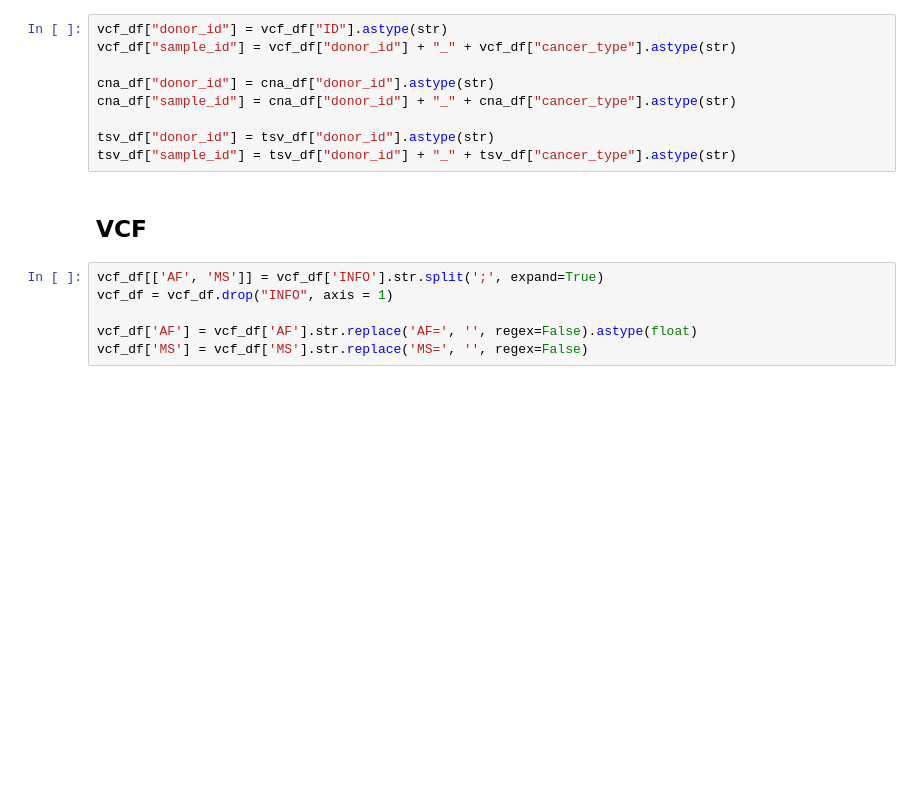
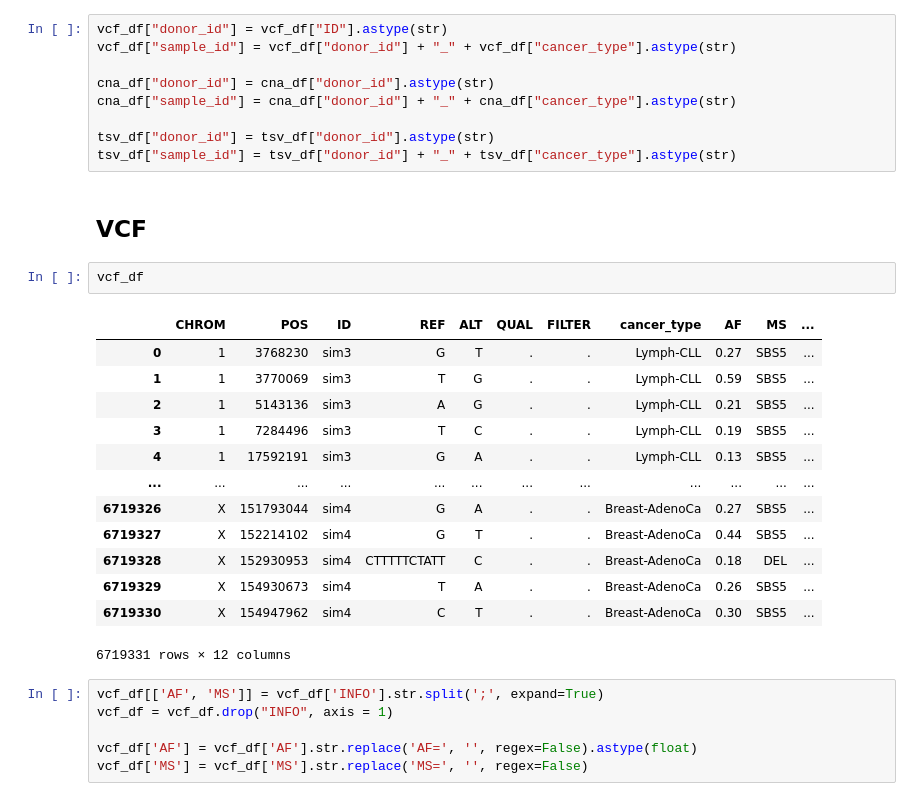
Before and after one commit to laurenmyersxd/Explainable_AI_Genomics_Study, a Jupyter notebook: feature_engineering.ipynb, the cells around one changed output. Drawn from its saved outputs; the diff is of its cells as text; blank space fills up the shorter version.

```diff
--- a/feature_engineering.ipynb
+++ b/feature_engineering.ipynb
@@ -22,6 +16,22 @@ tsv_df["donor_id"] = tsv_df["donor_id"].astype(str)
 tsv_df["sample_id"] = tsv_df["donor_id"] + "_" + tsv_df["cancer_type"].astype(str)
 # %% [markdown]
 ## VCF
+# %%
+vcf_df
+# %% [output]
+|  | CHROM | POS | ID | REF | ALT | QUAL | FILTER | cancer_type | AF | MS | ... |
+| 0 | 1 | 3768230 | sim3 | G | T | . | . | Lymph-CLL | 0.27 | SBS5 | ... |
+| 1 | 1 | 3770069 | sim3 | T | G | . | . | Lymph-CLL | 0.59 | SBS5 | ... |
+| 2 | 1 | 5143136 | sim3 | A | G | . | . | Lymph-CLL | 0.21 | SBS5 | ... |
+| 3 | 1 | 7284496 | sim3 | T | C | . | . | Lymph-CLL | 0.19 | SBS5 | ... |
+| 4 | 1 | 17592191 | sim3 | G | A | . | . | Lymph-CLL | 0.13 | SBS5 | ... |
+| ... | ... | ... | ... | ... | ... | ... | ... | ... | ... | ... | ... |
+| 6719326 | X | 151793044 | sim4 | G | A | . | . | Breast-AdenoCa | 0.27 | SBS5 | ... |
+| 6719327 | X | 152214102 | sim4 | G | T | . | . | Breast-AdenoCa | 0.44 | SBS5 | ... |
+| 6719328 | X | 152930953 | sim4 | CTTTTTCTATT | C | . | . | Breast-AdenoCa | 0.18 | DEL | ... |
+| 6719329 | X | 154930673 | sim4 | T | A | . | . | Breast-AdenoCa | 0.26 | SBS5 | ... |
+| 6719330 | X | 154947962 | sim4 | C | T | . | . | Breast-AdenoCa | 0.30 | SBS5 | ... |
+6719331 rows × 12 columns
 # %%
 vcf_df[['AF', 'MS']] = vcf_df['INFO'].str.split(';', expand=True)
 vcf_df = vcf_df.drop("INFO", axis = 1)
```
Also changed, not shown: parts of 5 cells of this notebook, 3 other files.
